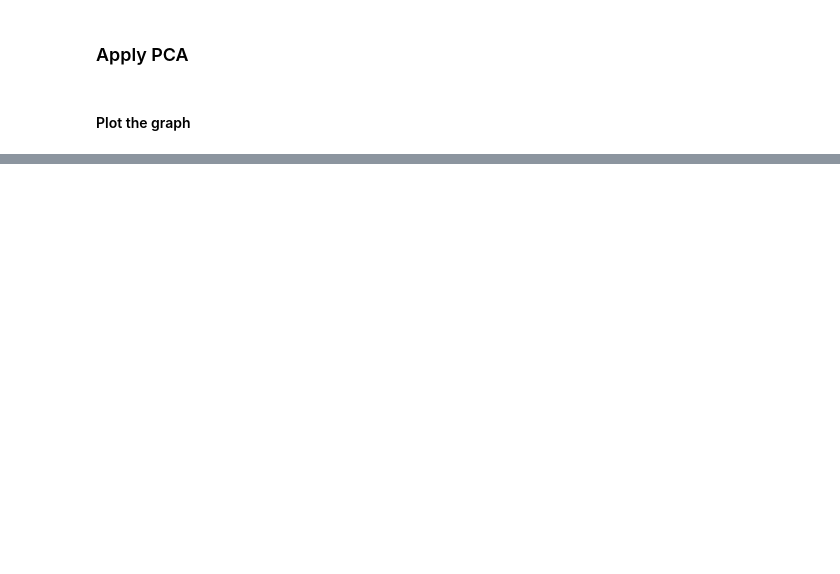
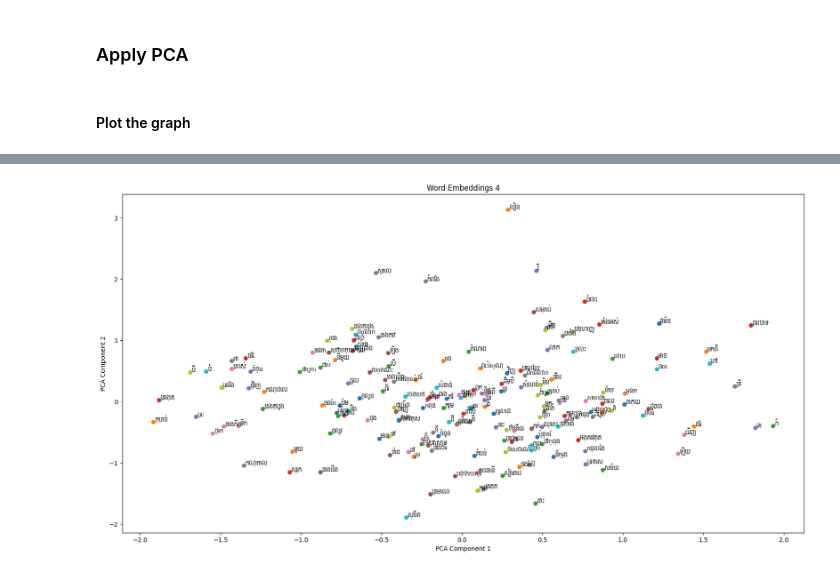
Before and after one commit to maohieng/learn_ai, a Jupyter notebook: nlp/mini-project-3/hieng-/II_dimensional_reduction.ipynb, the cells around one changed output, grey strips where cells are left out. Cells and saved outputs as stored; diff of their text form; code cells hidden in the pictures; blank space fills up the shorter version.

```diff
--- a/nlp/mini-project-3/hieng-/II_dimensional_reduction.ipynb
+++ b/nlp/mini-project-3/hieng-/II_dimensional_reduction.ipynb
@@ -104,0 +149,4 @@ plt.show()
+# %%
+graph4 = load_and_plot_data("word_to_embedding4.npy", "word_to_index.npy", "Word Embeddings 4")
+# %% [output]
+[figure, added]
```
Also changed, not shown: parts of 12 cells of this notebook, 22 other files.
